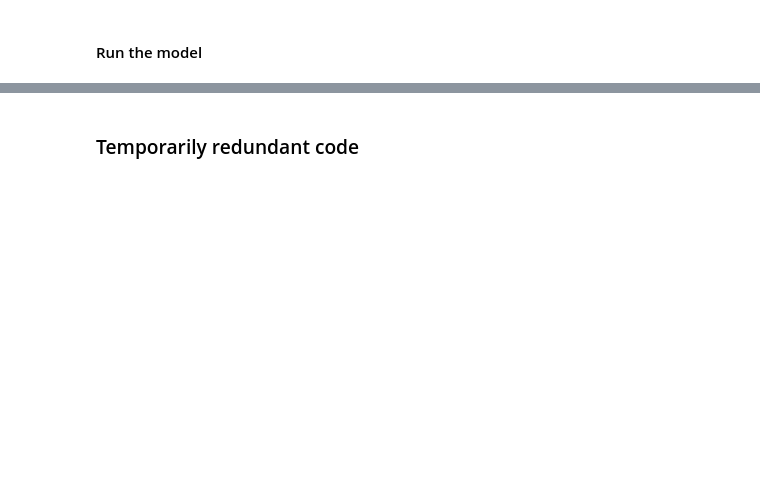
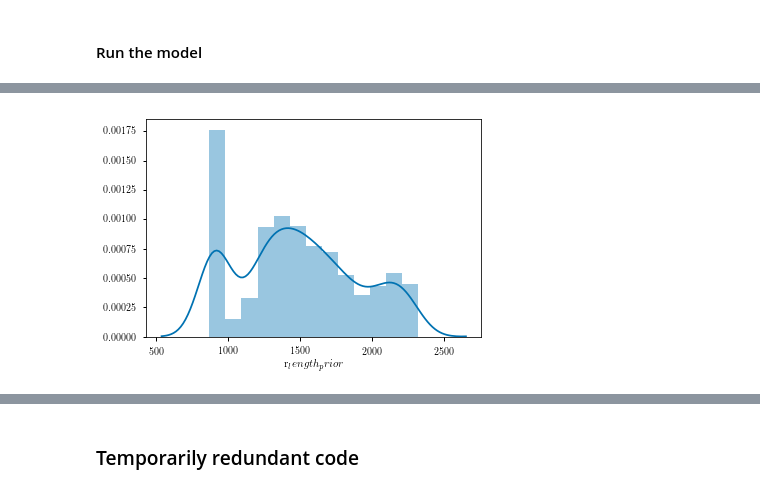
Before and after one commit to ojhall94/GAIA, a Jupyter notebook: hbmm_yu18_gaia.ipynb, the cells around one changed output, grey strips where cells are left out. Cells and saved outputs as stored; diff of their text form; code cells hidden in the pictures; blank space fills up the shorter version.

```diff
--- a/hbmm_yu18_gaia.ipynb
+++ b/hbmm_yu18_gaia.ipynb
@@ -263,3 +297,8 @@ plt.show()
+# %%
+sns.distplot(sel.r_length_prior)
+plt.show()
+# %% [output]
+[figure, added]
 # %%
 s = fit.summary()
 rhat = s['summary'][:,-1]
```
Also changed, not shown: parts of 12 cells of this notebook.
